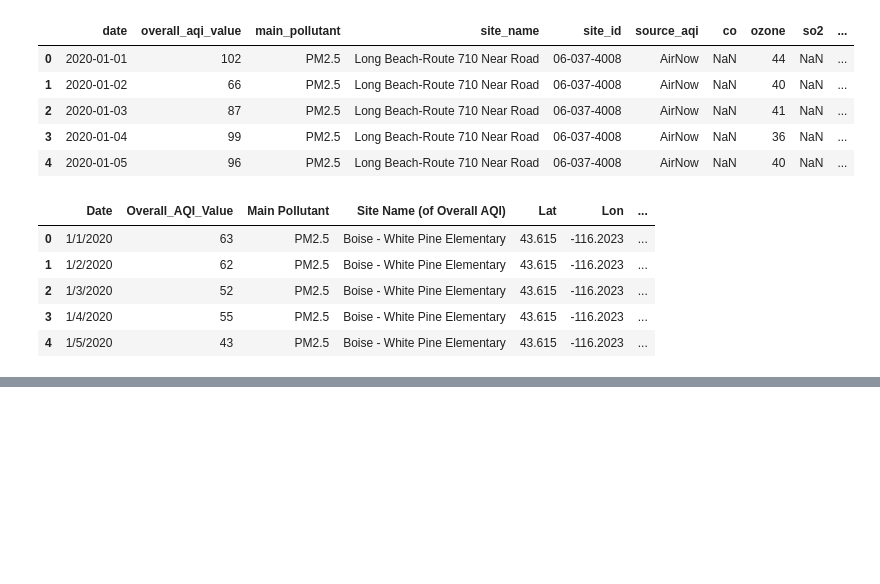
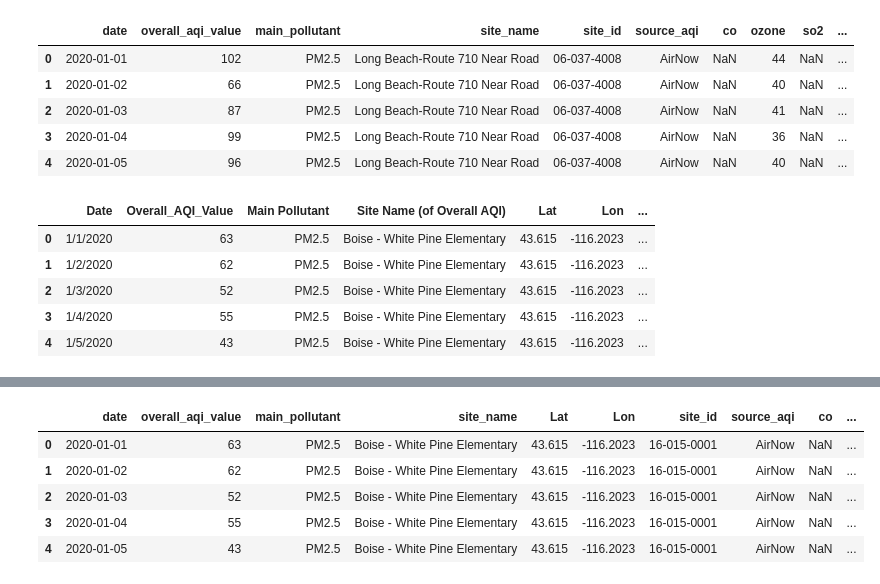
Before and after one commit to angiekl74/Project-2, a Jupyter notebook: CleanedAQIData.ipynb, the cells around one changed output, grey strips where cells are left out. Cells and saved outputs as stored; diff of their text form; code cells hidden in the pictures; blank space fills up the shorter version.

```diff
--- a/CleanedAQIData.ipynb
+++ b/CleanedAQIData.ipynb
@@ -126,3 +120,12 @@ dataBoise = dataBoise.rename(columns= {"Date": "date",
+# %%
+dataBoise.head()
+# %% [output]
+|  | date | overall_aqi_value | main_pollutant | site_name | Lat | Lon | site_id | source_aqi | co | ... |
+| 0 | 2020-01-01 | 63 | PM2.5 | Boise - White Pine Elementary | 43.615 | -116.2023 | 16-015-0001 | AirNow | NaN | ... |
+| 1 | 2020-01-02 | 62 | PM2.5 | Boise - White Pine Elementary | 43.615 | -116.2023 | 16-015-0001 | AirNow | NaN | ... |
+| 2 | 2020-01-03 | 52 | PM2.5 | Boise - White Pine Elementary | 43.615 | -116.2023 | 16-015-0001 | AirNow | NaN | ... |
+| 3 | 2020-01-04 | 55 | PM2.5 | Boise - White Pine Elementary | 43.615 | -116.2023 | 16-015-0001 | AirNow | NaN | ... |
+| 4 | 2020-01-05 | 43 | PM2.5 | Boise - White Pine Elementary | 43.615 | -116.2023 | 16-015-0001 | AirNow | NaN | ... |
 # %%
 # Add latitude and longitude for Columbus
 dataColumbus["lat"] = 39.9612
```
Also changed, not shown: parts of 21 cells of this notebook, 5 other files.
